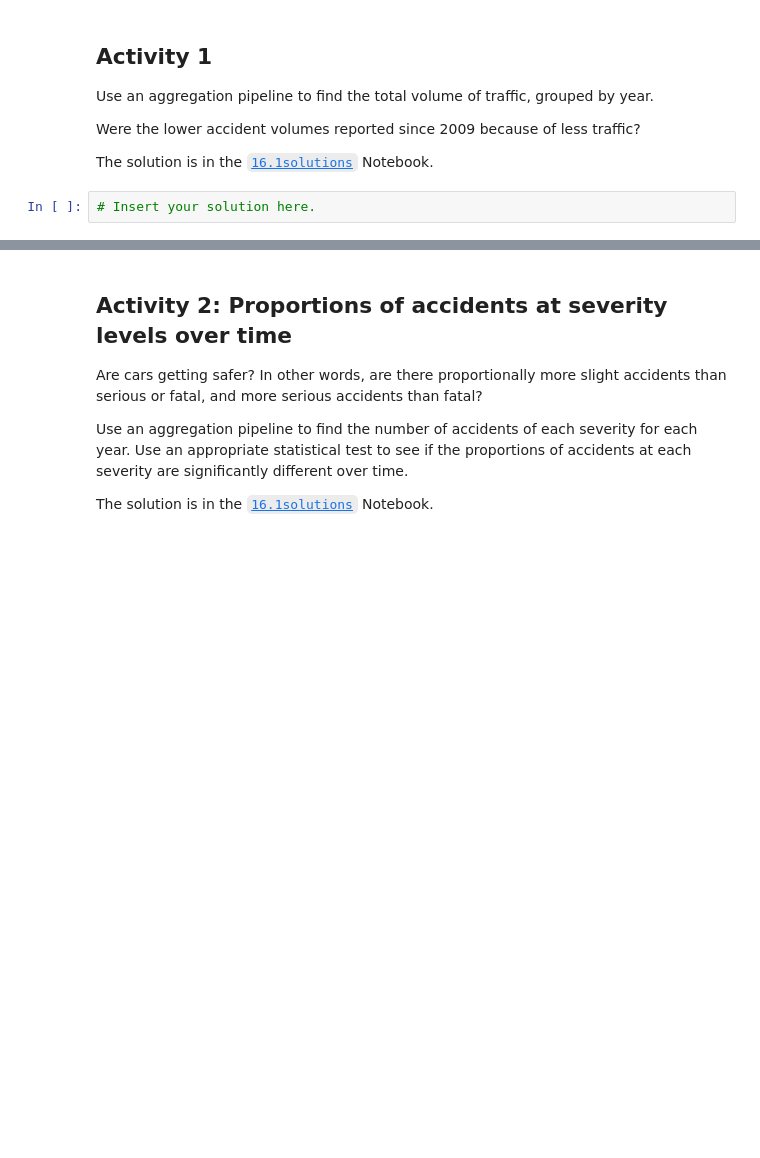
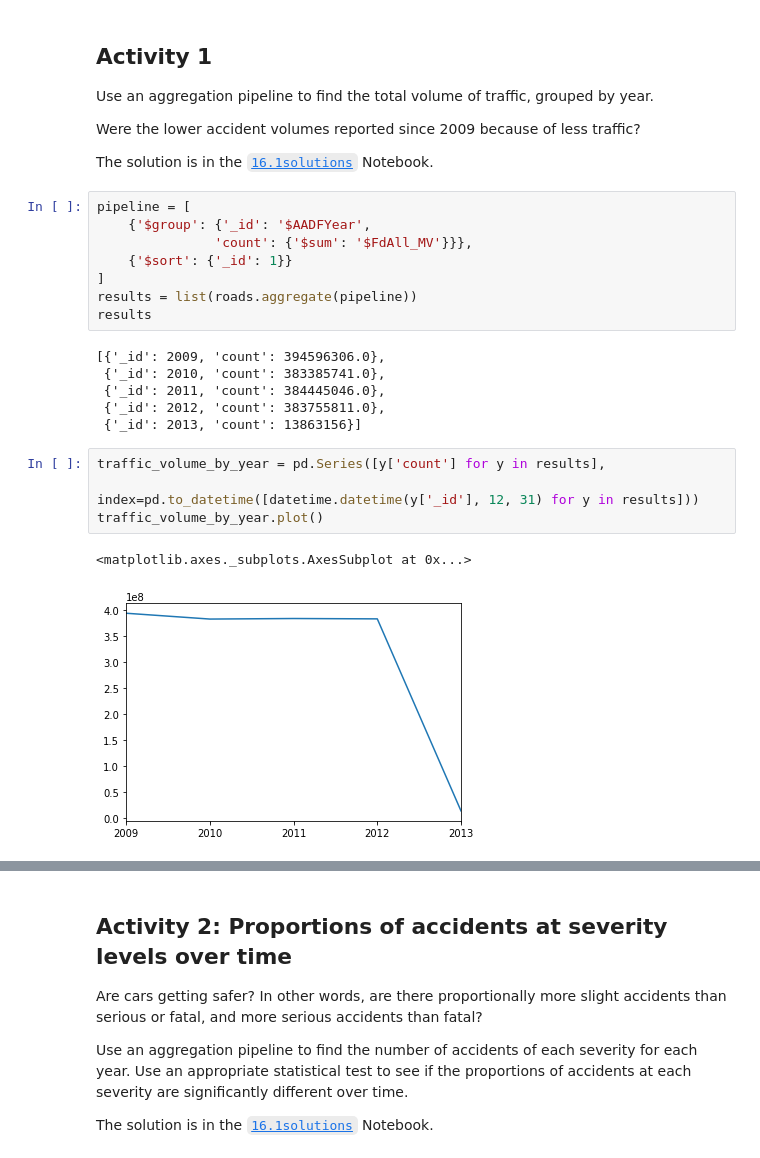
Before and after one commit to snowkuma/tm351-notebooks, a Jupyter notebook: p16/16.1 Accidents over time.ipynb, the cells around one changed output, grey strips where cells are left out. Cells and saved outputs as stored; diff of their text form; blank space fills up the shorter version.

```diff
--- a/p16/16.1 Accidents over time.ipynb
+++ b/p16/16.1 Accidents over time.ipynb
@@ -98,5 +163,24 @@ Use an aggregation pipeline to find the total volume of traffic, grouped by year
 Were the lower accident volumes reported since 2009 because of less traffic?
 
 The solution is in the [`16.1solutions`](16.1solutions.ipynb) Notebook.
-# %%
-# Insert your solution here.
+# %%
+pipeline = [
+    {'$group': {'_id': '$AADFYear',
+               'count': {'$sum': '$FdAll_MV'}}},
+    {'$sort': {'_id': 1}}
+]
+results = list(roads.aggregate(pipeline))
+results
+# %% [output]
+[{'_id': 2009, 'count': 394596306.0},
+ {'_id': 2010, 'count': 383385741.0},
+ {'_id': 2011, 'count': 384445046.0},
+ {'_id': 2012, 'count': 383755811.0},
+ {'_id': 2013, 'count': 13863156}]
+# %%
+traffic_volume_by_year = pd.Series([y['count'] for y in results],
+                                  index=pd.to_datetime([datetime.datetime(y['_id'], 12, 31) for y in results]))
+traffic_volume_by_year.plot()
+# %% [output]
+<matplotlib.axes._subplots.AxesSubplot at 0x...>
+[figure, added]
```
Also changed, not shown: parts of 22 cells of this notebook.
